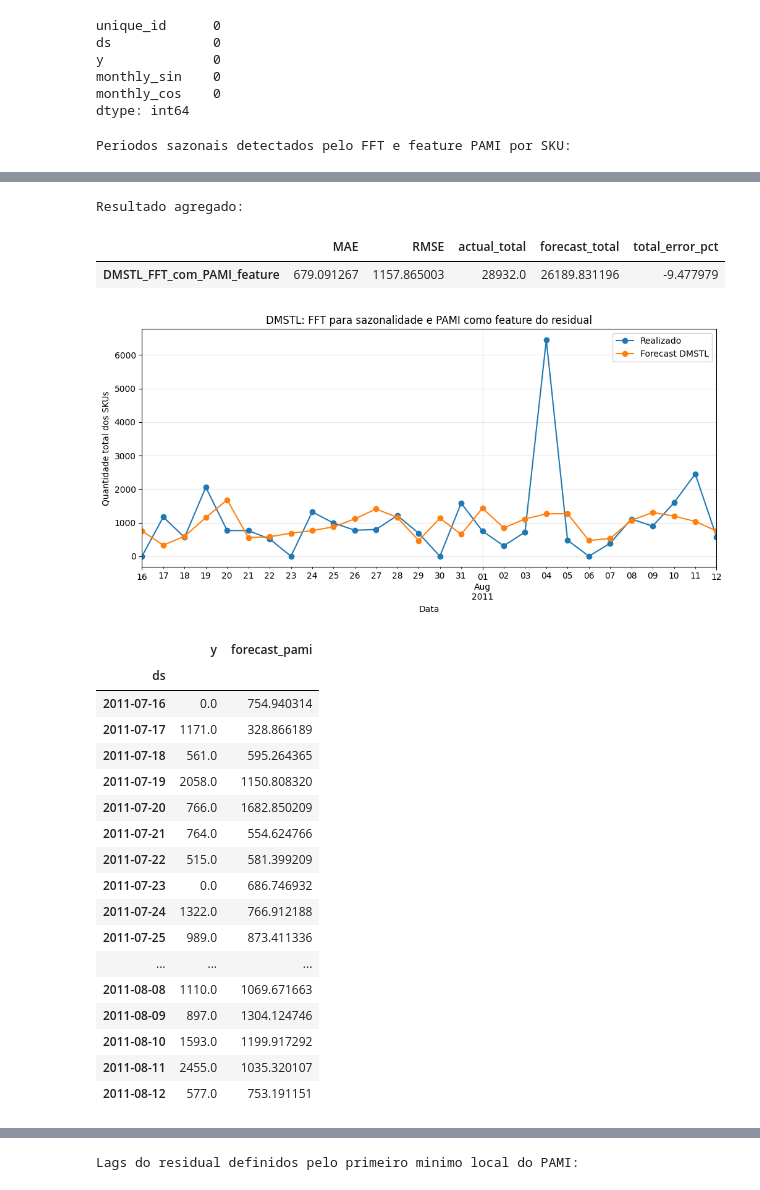
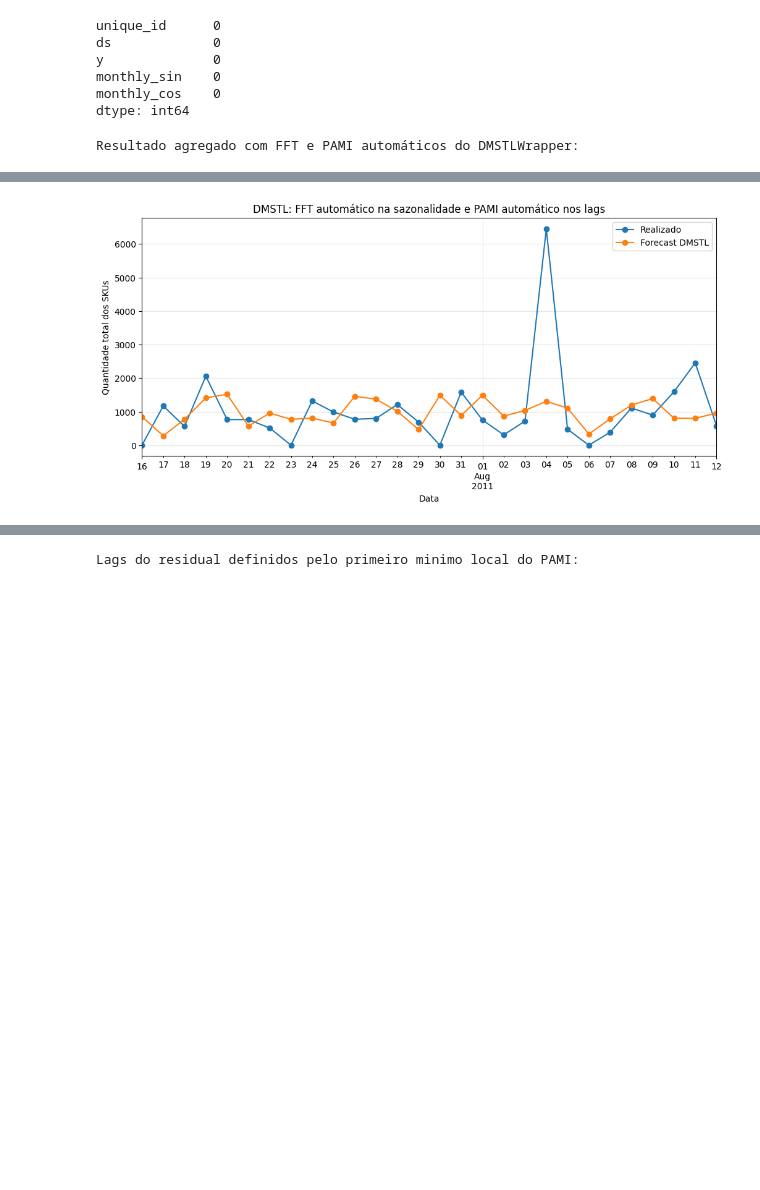
Before and after one commit to heylucasleao/forecasting, a Jupyter notebook: 10.dmstl_agg.ipynb, the cells around one changed output, grey strips where cells are left out. Cells and saved outputs as stored; diff of their text form; code cells hidden in the pictures; blank space fills up the shorter version.

Commit message:
♻️ adjust dmstl agg

```diff
--- a/10.dmstl_agg.ipynb
+++ b/10.dmstl_agg.ipynb
@@ -121,18 +121,13 @@ detected_periods_by_sku = detect_seasonal_periods(
     target_col="y",
     top_k=2,
 )
-pami_features = {}
-for uid, group in benchmark_train.groupby("unique_id"):
-    periods = [
-        period for period in detected_periods_by_sku.get(uid, [])
-        if period > 1 and period <= len(group) // 2
-    ]
-    detected_periods_by_sku[uid] = periods or [7]
-    _, pami_features[uid] = first_pami_local_minimum(group["y"].to_numpy())
 
-benchmark_train["pami_feature"] = benchmark_train["unique_id"].map(pami_features)
-benchmark_test["pami_feature"] = benchmark_test["unique_id"].map(pami_features)
-
+def residual_model_callable(nlags, freq):
+    return MLForecast(
+        models=[RandomForestRegressor(n_estimators=120, random_state=42, n_jobs=-1)],
+        freq=freq,
+        lags=nlags,
+    )
 
 def callable_seasonal(period):
     return AutoETS(season_length=period, model="ZNA", alias=f"AutoETS-{period}")
@@ -143,14 +138,12 @@ def callable_trend():
 
 
 dmstl_pami = DMSTLWrapper(
-    mf_resid=MLForecast(
-        models=[RandomForestRegressor(n_estimators=120, random_state=42, n_jobs=-1)],
-        freq="D",
-        lags=[1, 7, 14, 28],
-    ),
-    season_length=detected_periods_by_sku,
+    residual_model_callable=residual_model_callable,
     trend_model_callable=callable_trend,
     seasonal_model_callable=callable_seasonal,
+    nlags=[1, 7, 14, 28],
+    freq="D",
+    seasonal_detection_params={"fallback": [7], "top_k": 3},
 )
 dmstl_pami.fit(benchmark_train, target_col="y")
 forecast_pami = dmstl_pami.predict(h=benchmark_horizon).rename(
@@ -169,23 +162,20 @@ pami_metrics = pd.DataFrame(
         "actual_total": [pami_aggregate["y"].sum()],
         "forecast_total": [pami_aggregate["forecast_pami"].sum()],
     },
-    index=["DMSTL_FFT_com_PAMI_feature"],
+    index=["DMSTL_auto_FFT_PAMI"],
 )
 pami_metrics["total_error_pct"] = 100 * (
     pami_metrics["forecast_total"] / pami_metrics["actual_total"] - 1
 )
 
-print("Periodos sazonais detectados pelo FFT e feature PAMI por SKU:")
-display(pd.DataFrame({"season_length": detected_periods_by_sku, "pami_feature": pami_features}))
-print("Resultado agregado:")
+print("Resultado agregado com FFT e PAMI automáticos do DMSTLWrapper:")
 display(pami_metrics)
 ax = pami_aggregate.plot(figsize=(12, 5), marker="o")
-ax.set_title("DMSTL: FFT para sazonalidade e PAMI como feature do residual")
+ax.set_title("DMSTL: FFT automático na sazonalidade e PAMI automático nos lags")
 ax.set_xlabel("Data")
 ax.set_ylabel("Quantidade total dos SKUs")
 ax.legend(["Realizado", "Forecast DMSTL"])
 ax.grid(alpha=0.3)
 plt.show()
-pami_aggregate
 # %% [output]
-Periodos sazonais detectados pelo FFT e feature PAMI por SKU:
+Resultado agregado com FFT e PAMI automáticos do DMSTLWrapper:
@@ -205,22 +184 @@ Periodos sazonais detectados pelo FFT e feature PAMI por SKU:
-Resultado agregado:
-|  | MAE | RMSE | actual_total | forecast_total | total_error_pct |
-| DMSTL_FFT_com_PAMI_feature | 679.091267 | 1157.865003 | 28932.0 | 26189.831196 | -9.477979 |
-[figure, old version]
+[figure, new version]
-|  | y | forecast_pami |
-| ds |  |  |
-| 2011-07-16 | 0.0 | 754.940314 |
-| 2011-07-17 | 1171.0 | 328.866189 |
-| 2011-07-18 | 561.0 | 595.264365 |
-| 2011-07-19 | 2058.0 | 1150.808320 |
-| 2011-07-20 | 766.0 | 1682.850209 |
-| 2011-07-21 | 764.0 | 554.624766 |
-| 2011-07-22 | 515.0 | 581.399209 |
-| 2011-07-23 | 0.0 | 686.746932 |
-| 2011-07-24 | 1322.0 | 766.912188 |
-| 2011-07-25 | 989.0 | 873.411336 |
-| ... | ... | ... |
-| 2011-08-08 | 1110.0 | 1069.671663 |
-| 2011-08-09 | 897.0 | 1304.124746 |
-| 2011-08-10 | 1593.0 | 1199.917292 |
-| 2011-08-11 | 2455.0 | 1035.320107 |
-| 2011-08-12 | 577.0 | 753.191151 |
```
Also changed, not shown: parts of 2 cells of this notebook.
